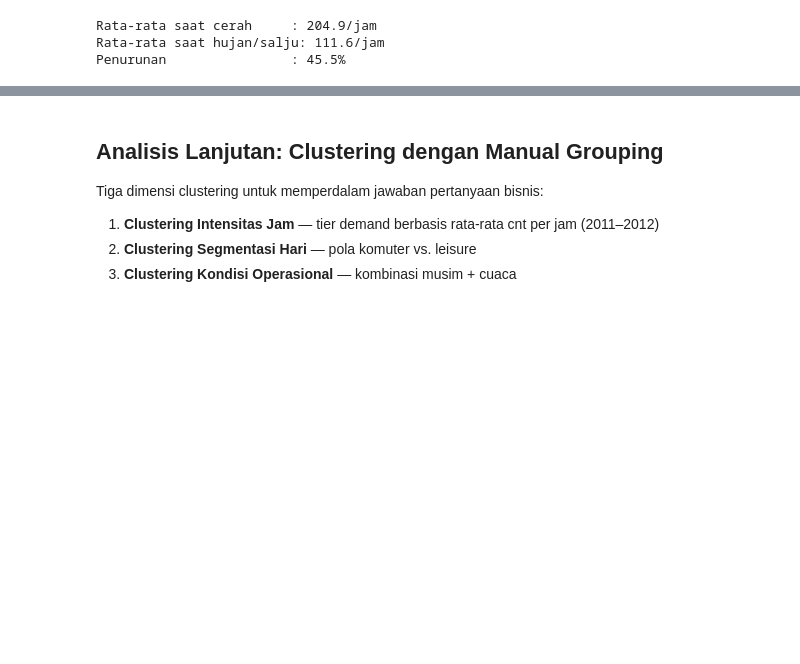
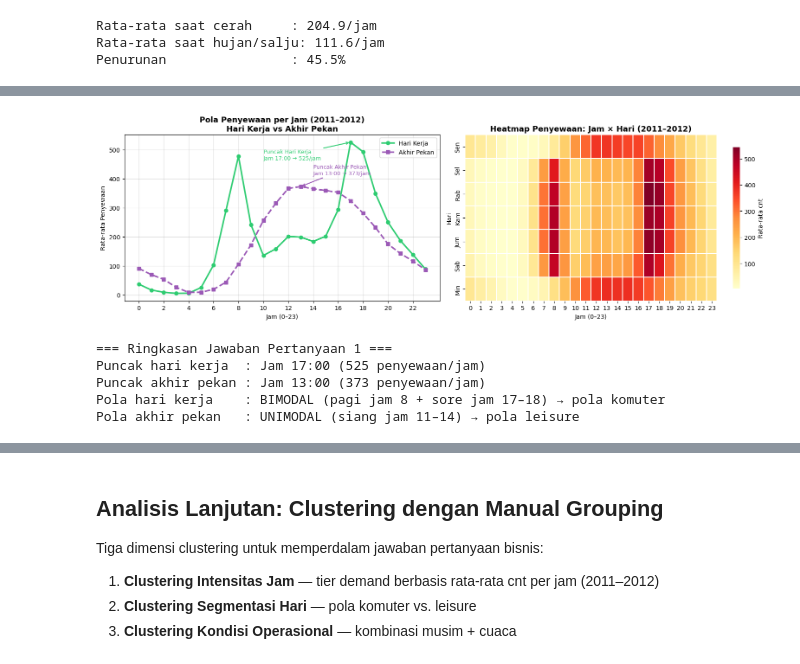
Before and after one commit to HaqiKuy470/CodingCamp, a Jupyter notebook: notebook.ipynb, the cells around one changed output, grey strips where cells are left out. Saved outputs shown, nothing was run; the diff lists cells and outputs as text; code cells hidden in the pictures; blank space fills up the shorter version.

```diff
--- a/notebook.ipynb
+++ b/notebook.ipynb
@@ -338,0 +280,55 @@ plt.show()
+# %%
+hw = df_hour[df_hour['workingday']==1].groupby('hr')['cnt'].mean()
+we = df_hour[df_hour['workingday']==0].groupby('hr')['cnt'].mean()
+
+fig, axes = plt.subplots(1, 2, figsize=(16, 5))
+
+# Plot kiri: line chart pola per jam
+axes[0].plot(hw.index, hw.values, 'o-', color='#2ecc71', lw=2.5, ms=6, label='Hari Kerja')
+axes[0].plot(we.index, we.values, 's--', color='#9b59b6', lw=2.5, ms=6, label='Akhir Pekan')
+# Anotasi jam puncak hari kerja
+pk_hw = hw.idxmax()
+axes[0].annotate(
+    f'Puncak Hari Kerja\nJam {pk_hw}:00 → {hw[pk_hw]:.0f}/jam',
+    xy=(pk_hw, hw[pk_hw]), xytext=(pk_hw-7, hw[pk_hw]-60),
+    fontsize=9, color='#2ecc71',
+    arrowprops=dict(arrowstyle='->', color='#2ecc71', lw=1.5)
+)
+# Anotasi jam puncak akhir pekan
+pk_we = we.idxmax()
+axes[0].annotate(
+    f'Puncak Akhir Pekan\nJam {pk_we}:00 → {we[pk_we]:.0f}/jam',
+    xy=(pk_we, we[pk_we]), xytext=(pk_we+1, we[pk_we]+40),
+    fontsize=9, color='#9b59b6',
+    arrowprops=dict(arrowstyle='->', color='#9b59b6', lw=1.5)
+)
+axes[0].set_title('Pola Penyewaan per Jam (2011–2012)\nHari Kerja vs Akhir Pekan',
+                  fontsize=13, fontweight='bold')
+axes[0].set_xlabel('Jam (0–23)'); axes[0].set_ylabel('Rata-rata Penyewaan')
+axes[0].set_xticks(range(0,24,2)); axes[0].legend(); axes[0].grid(alpha=0.4)
+
+# Plot kanan: heatmap jam × hari
+pivot = df_hour.groupby(['hr','weekday'])['cnt'].mean().unstack()
+pivot.columns = ['Sen','Sel','Rab','Kam','Jum','Sab','Min']
+sns.heatmap(pivot.T, cmap='YlOrRd', linewidths=0.3, ax=axes[1],
+            cbar_kws={'label':'Rata-rata cnt','shrink':0.85})
+axes[1].set_title('Heatmap Penyewaan: Jam × Hari (2011–2012)',
+                  fontsize=13, fontweight='bold')
+axes[1].set_xlabel('Jam (0–23)'); axes[1].set_ylabel('Hari')
+
+plt.tight_layout()
+plt.savefig('visualisasi_1_pola_jam.png', dpi=150, bbox_inches='tight')
+plt.show()
+
+print('=== Ringkasan Jawaban Pertanyaan 1 ===')
+print(f'Puncak hari kerja  : Jam {hw.idxmax():02d}:00 ({hw.max():.0f} penyewaan/jam)')
+print(f'Puncak akhir pekan : Jam {we.idxmax():02d}:00 ({we.max():.0f} penyewaan/jam)')
+print(f'Pola hari kerja    : BIMODAL (pagi jam 8 + sore jam 17–18) → pola komuter')
+print(f'Pola akhir pekan   : UNIMODAL (siang jam 11–14) → pola leisure')
+# %% [output]
+[figure, added]
+=== Ringkasan Jawaban Pertanyaan 1 ===
+Puncak hari kerja  : Jam 17:00 (525 penyewaan/jam)
+Puncak akhir pekan : Jam 13:00 (373 penyewaan/jam)
+Pola hari kerja    : BIMODAL (pagi jam 8 + sore jam 17–18) → pola komuter
+Pola akhir pekan   : UNIMODAL (siang jam 11–14) → pola leisure
```
Also changed, not shown: parts of 9 cells of this notebook.
